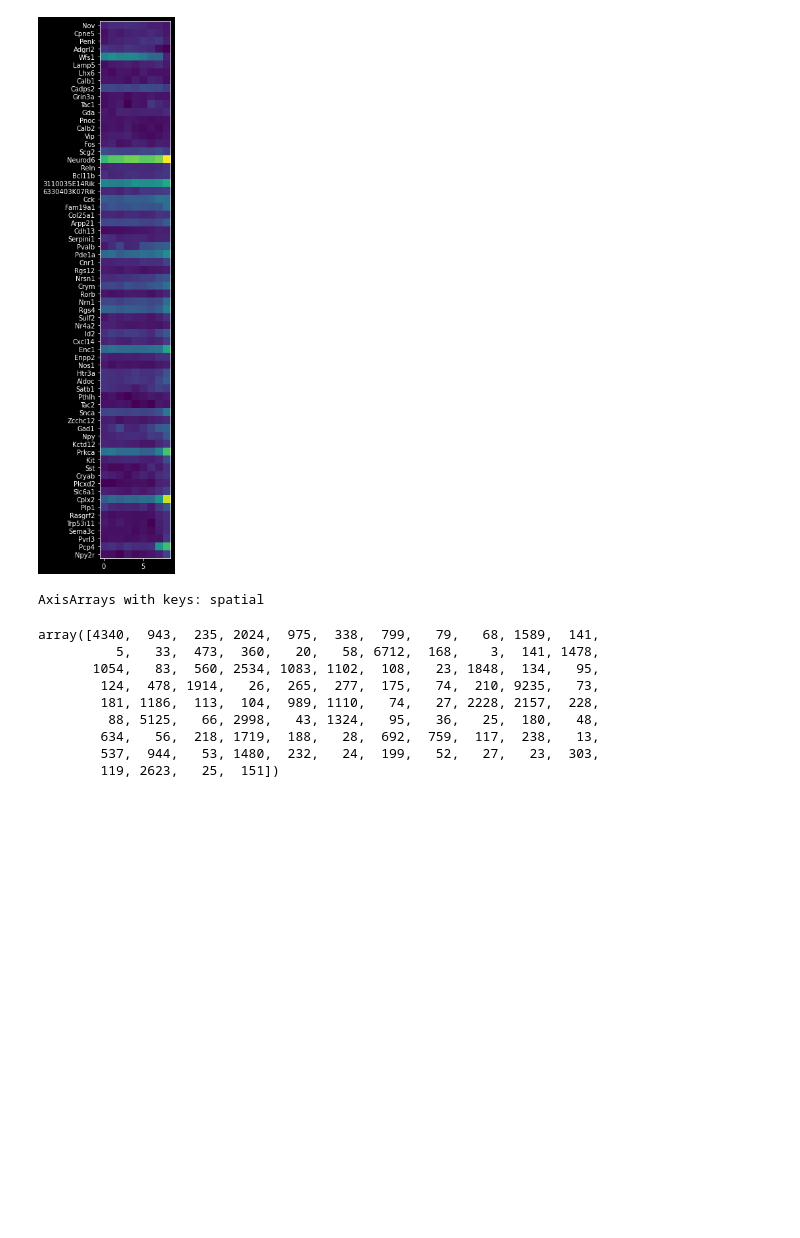
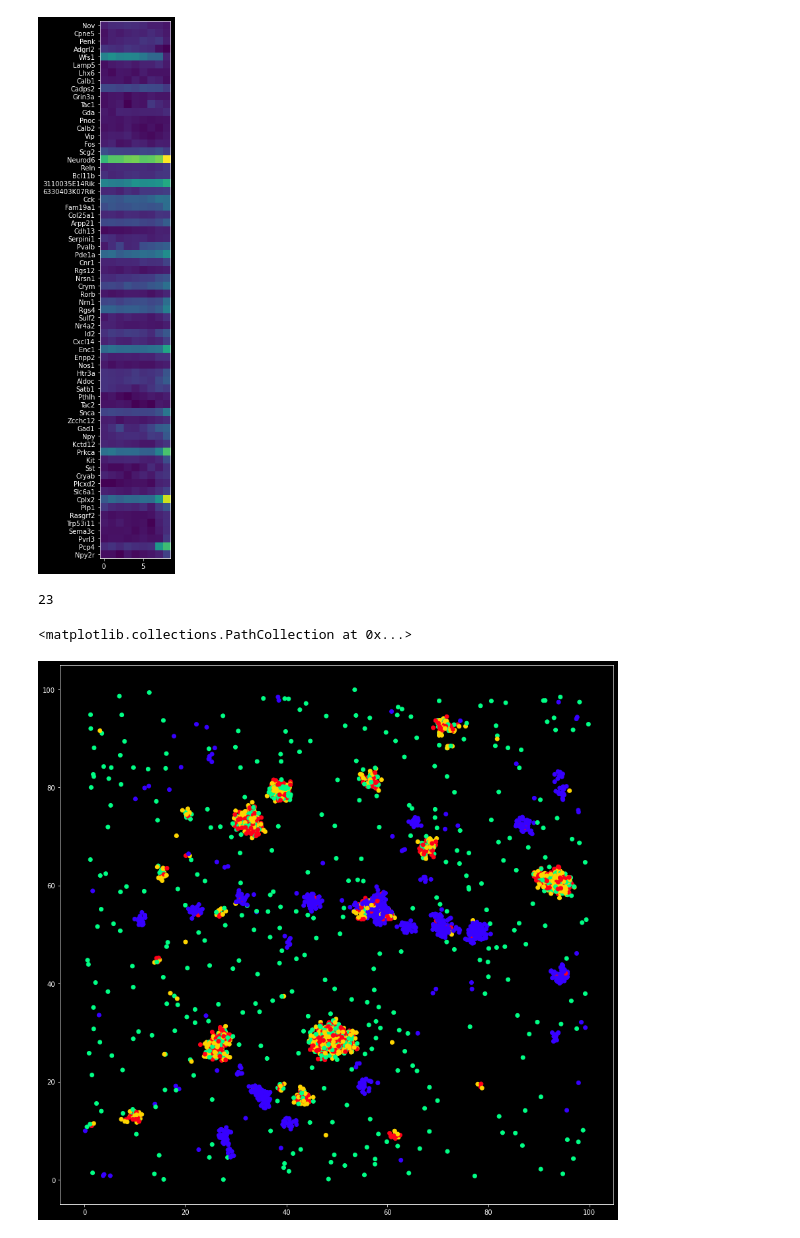
Before and after one commit to HiDiHlabs/planktonpy, a Jupyter notebook: tutorials/exploration.ipynb, the cells around one changed output. Cells and saved outputs as stored; diff of their text form; code cells hidden in the pictures; blank space fills up the shorter version.

```diff
--- a/tutorials/exploration.ipynb
+++ b/tutorials/exploration.ipynb
@@ -253,18 +250,58 @@ np.array(out)
 # %%
 out = sdata[sdata.cell!=0].squidpy(groupby='cell')
 # %%
-out.obsm
+import numpy as np
+import matplotlib.pyplot as plt
-# %% [output]
-AxisArrays with keys: spatial
+# %%
+candidates = np.subtract(candidates,min(candidates))
+candidates/=candidates.sum()
+np.random.choice(np.arange(len(candidates)),p=candidates)
+# %% [output]
+23
 # %%
-sdata.counts.values
+
+n_classes = 4
+n_spots = 4000
+
+coordinates = np.zeros((n_spots,2))
+classes = np.arange((n_spots),dtype=int)%n_classes
+
+area_size = 100
+attraction_bandwidth = 5
+
+def distances(c,n):
+    return((c-n)**2).sum(1)**0.5
+
+attraction = np.random.normal(size=(n_classes,n_classes))
+# attraction-=3
+attraction = np.tril(attraction) + np.triu(attraction.T, 1)
+
+# attraction[np.arange(n_classes),np.arange(n_classes)]+=4
+# attraction= attraction-3
+
+attraction-=attraction.mean()-0.5
+
+coordinates[:n_classes]=   np.random.uniform(size=(n_classes,2))*area_size
+
+for i in range(n_classes,n_spots):
+
+    classes[i]
+
+    candidates = []
+    ds = []
+    for j in range(100):
+        d = np.random.uniform(size=(2,))*area_size
+        dists = distances(coordinates[:i],d)
+        effects= (np.exp(-dists**2)*attraction[classes[i],classes[:i]]).sum(0)
+        candidates.append(effects)
+        ds.append(d)
+    candidates = np.subtract(candidates,min(candidates))
+    candidates = candidates**5
+    candidates/=candidates.sum()
+    winner =  np.random.choice(np.arange(len(candidates)),p=candidates)
+    coordinates[i]=ds[winner]
+
+plt.scatter(*coordinates.T,c=classes,cmap='hsv',vmin=-0.5)
 # %% [output]
-array([4340,  943,  235, 2024,  975,  338,  799,   79,   68, 1589,  141,
-          5,   33,  473,  360,   20,   58, 6712,  168,    3,  141, 1478,
-       1054,   83,  560, 2534, 1083, 1102,  108,   23, 1848,  134,   95,
-        124,  478, 1914,   26,  265,  277,  175,   74,  210, 9235,   73,
-        181, 1186,  113,  104,  989, 1110,   74,   27, 2228, 2157,  228,
-         88, 5125,   66, 2998,   43, 1324,   95,   36,   25,  180,   48,
-        634,   56,  218, 1719,  188,   28,  692,  759,  117,  238,   13,
-        537,  944,   53, 1480,  232,   24,  199,   52,   27,   23,  303,
-        119, 2623,   25,  151])
+<matplotlib.collections.PathCollection at 0x...>
+[figure, added]
```
Also changed, not shown: parts of 7 cells of this notebook, 5 other files.
